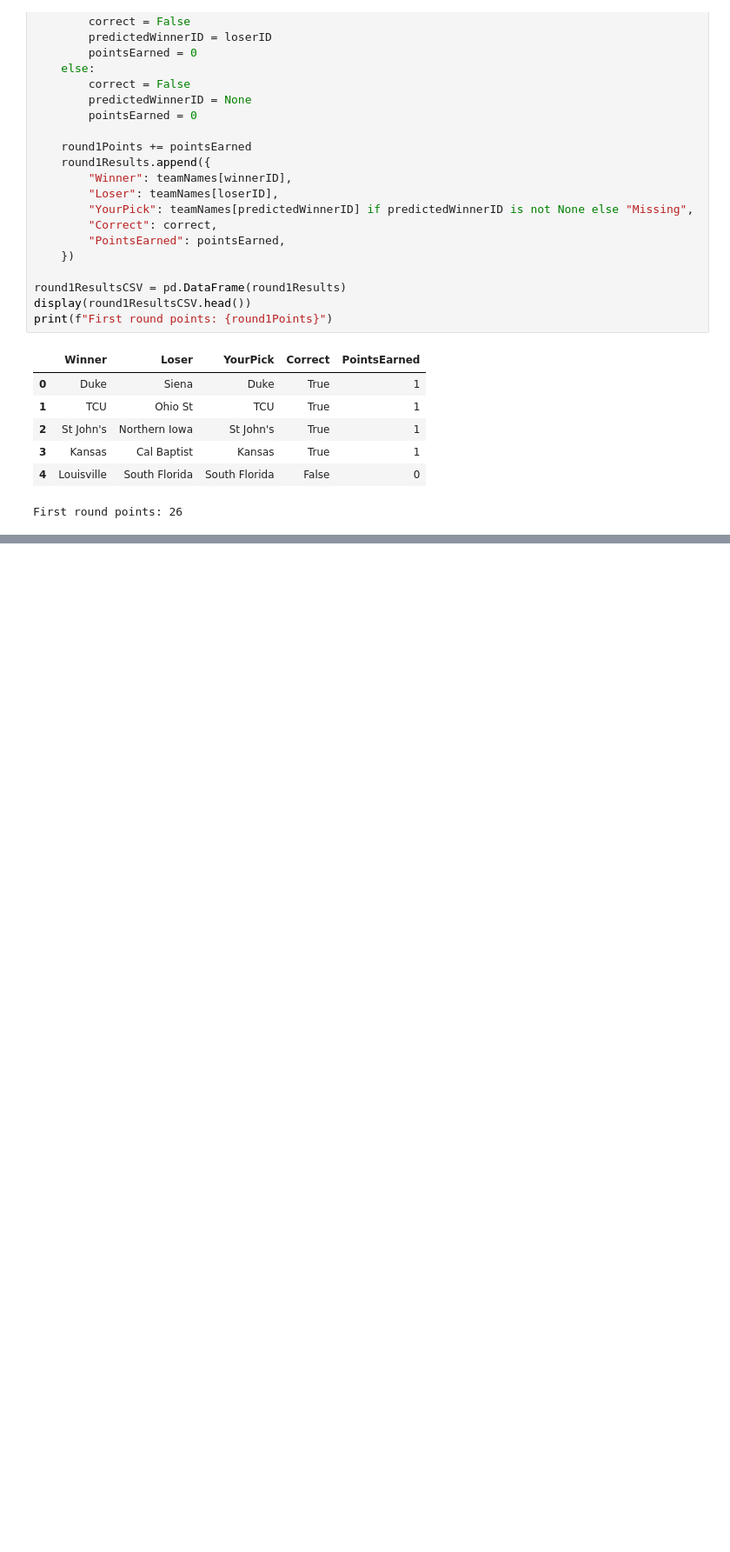
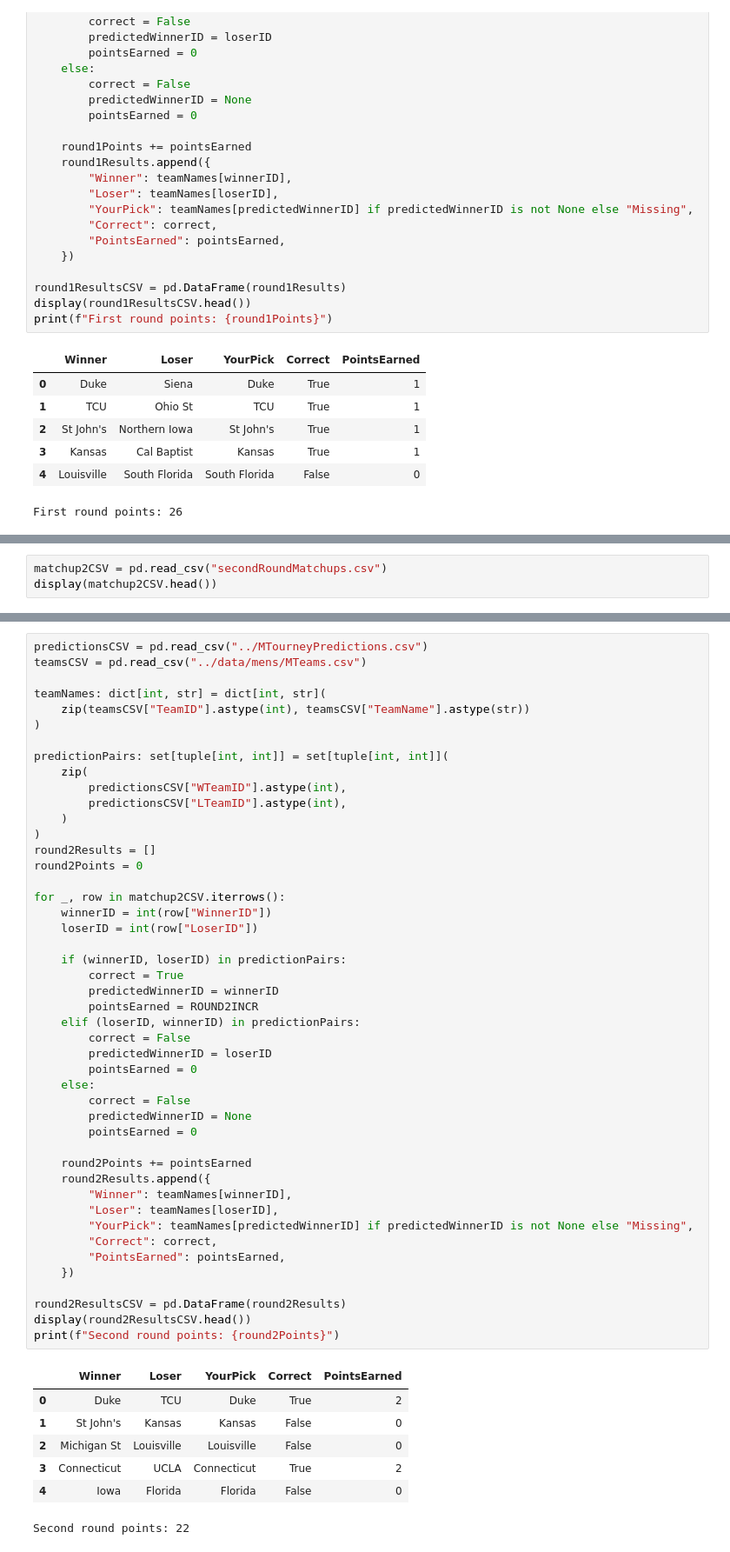
Before and after one commit to ItsJayYip/MMPredictions, a Jupyter notebook: results/results.ipynb, the cells around one changed output, grey strips where cells are left out. Shown at 87% size. Drawn from its saved outputs; the diff is of its cells as text; blank space fills up the shorter version.

Commit message:
second round results

```diff
--- a/results/results.ipynb
+++ b/results/results.ipynb
@@ -98,0 +101,3 @@ First round points: 26
+# %%
+matchup2CSV = pd.read_csv("secondRoundMatchups.csv")
+display(matchup2CSV.head())
@@ -98,0 +111,54 @@ First round points: 26
+# %%
+predictionsCSV = pd.read_csv("../MTourneyPredictions.csv")
+teamsCSV = pd.read_csv("../data/mens/MTeams.csv")
+
+teamNames: dict[int, str] = dict[int, str](
+    zip(teamsCSV["TeamID"].astype(int), teamsCSV["TeamName"].astype(str))
+)
+
+predictionPairs: set[tuple[int, int]] = set[tuple[int, int]](
+    zip(
+        predictionsCSV["WTeamID"].astype(int),
+        predictionsCSV["LTeamID"].astype(int),
+    )
+)
+round2Results = []
+round2Points = 0
+
+for _, row in matchup2CSV.iterrows():
+    winnerID = int(row["WinnerID"])
+    loserID = int(row["LoserID"])
+
+    if (winnerID, loserID) in predictionPairs:
+        correct = True
+        predictedWinnerID = winnerID
+        pointsEarned = ROUND2INCR
+    elif (loserID, winnerID) in predictionPairs:
+        correct = False
+        predictedWinnerID = loserID
+        pointsEarned = 0
+    else:
+        correct = False
+        predictedWinnerID = None
+        pointsEarned = 0
+
+    round2Points += pointsEarned
+    round2Results.append({
+        "Winner": teamNames[winnerID],
+        "Loser": teamNames[loserID],
+        "YourPick": teamNames[predictedWinnerID] if predictedWinnerID is not None else "Missing",
+        "Correct": correct,
+        "PointsEarned": pointsEarned,
+    })
+
+round2ResultsCSV = pd.DataFrame(round2Results)
+display(round2ResultsCSV.head())
+print(f"Second round points: {round2Points}")
+# %% [output]
+|  | Winner | Loser | YourPick | Correct | PointsEarned |
+| 0 | Duke | TCU | Duke | True | 2 |
+| 1 | St John's | Kansas | Kansas | False | 0 |
+| 2 | Michigan St | Louisville | Louisville | False | 0 |
+| 3 | Connecticut | UCLA | Connecticut | True | 2 |
+| 4 | Iowa | Florida | Florida | False | 0 |
+Second round points: 22
```
Also changed, not shown: parts of 2 cells of this notebook, 5 other files.
